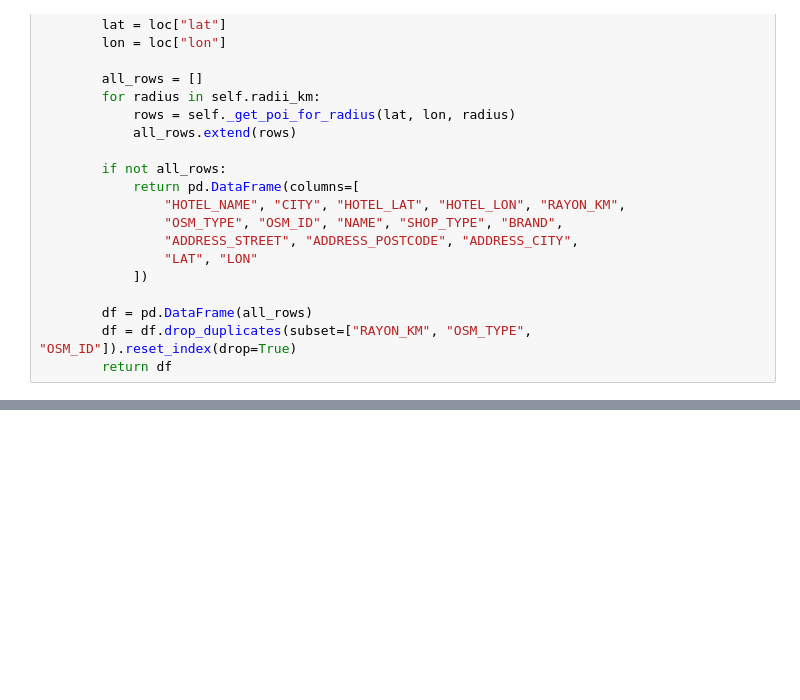
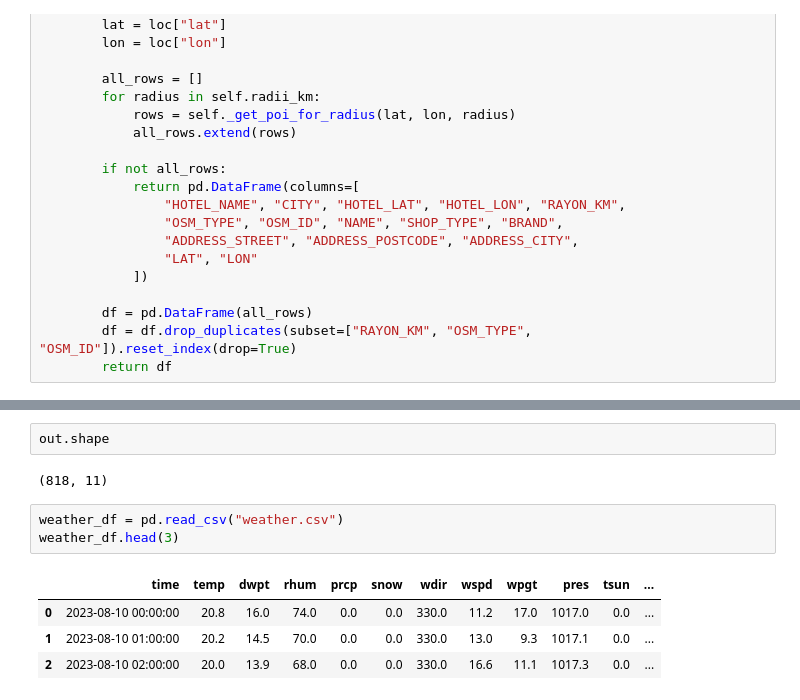
Before and after one commit to klaghmari-github/hotels, a Jupyter notebook: data_augmentation.ipynb, the cells around one changed output, grey strips where cells are left out. Drawn from its saved outputs; the diff is of its cells as text; blank space fills up the shorter version.

```diff
--- a/data_augmentation.ipynb
+++ b/data_augmentation.ipynb
@@ -566,0 +589,12 @@ wp_df.to_csv("weather.csv", index = False)
+# %%
+out.shape
+# %% [output]
+(818, 11)
+# %%
+weather_df = pd.read_csv("weather.csv")
+weather_df.head(3)
+# %% [output]
+|  | time | temp | dwpt | rhum | prcp | snow | wdir | wspd | wpgt | pres | tsun | ... |
+| 0 | 2023-08-10 00:00:00 | 20.8 | 16.0 | 74.0 | 0.0 | 0.0 | 330.0 | 11.2 | 17.0 | 1017.0 | 0.0 | ... |
+| 1 | 2023-08-10 01:00:00 | 20.2 | 14.5 | 70.0 | 0.0 | 0.0 | 330.0 | 13.0 | 9.3 | 1017.1 | 0.0 | ... |
+| 2 | 2023-08-10 02:00:00 | 20.0 | 13.9 | 68.0 | 0.0 | 0.0 | 330.0 | 16.6 | 11.1 | 1017.3 | 0.0 | ... |
```
Also changed, not shown: parts of 13 cells of this notebook.
